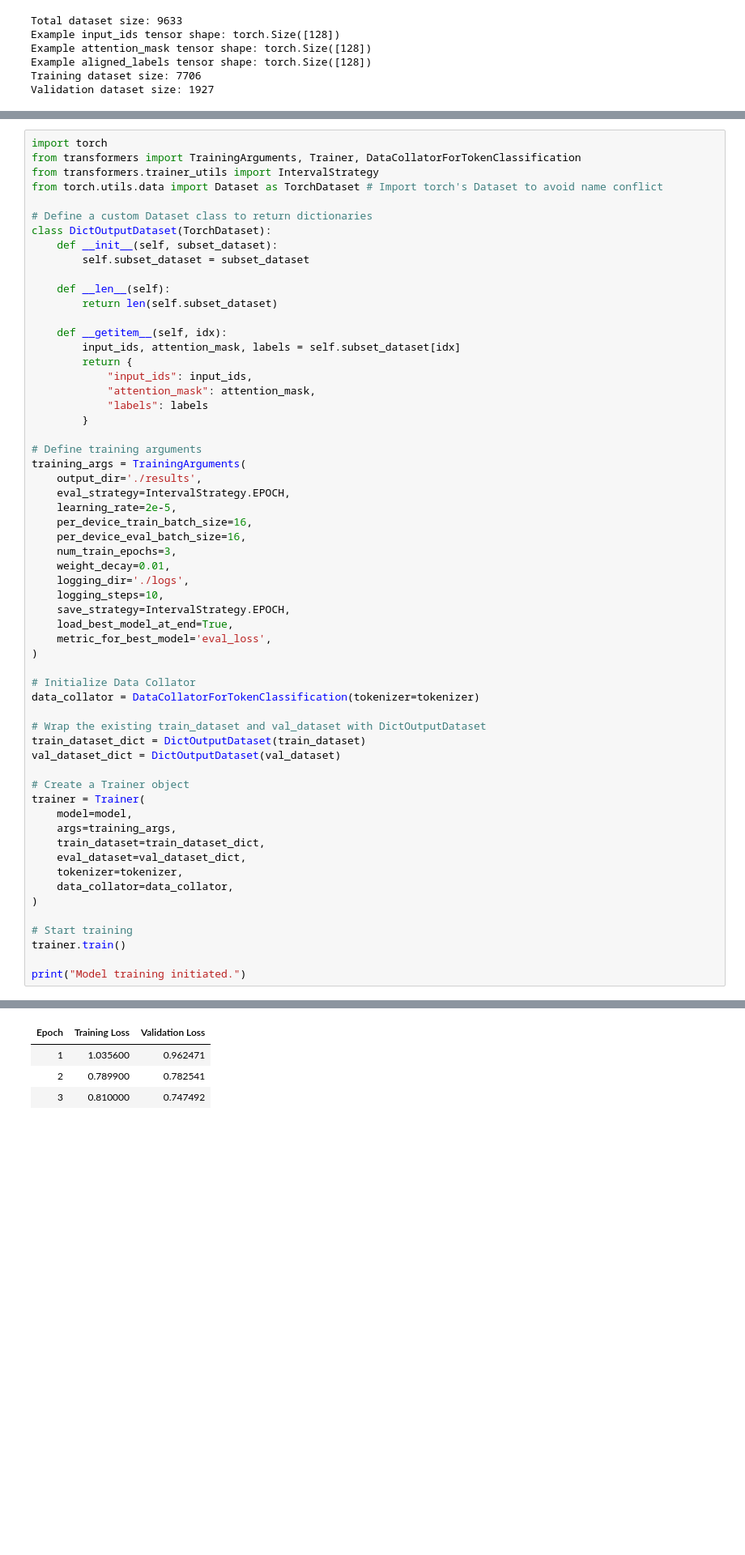
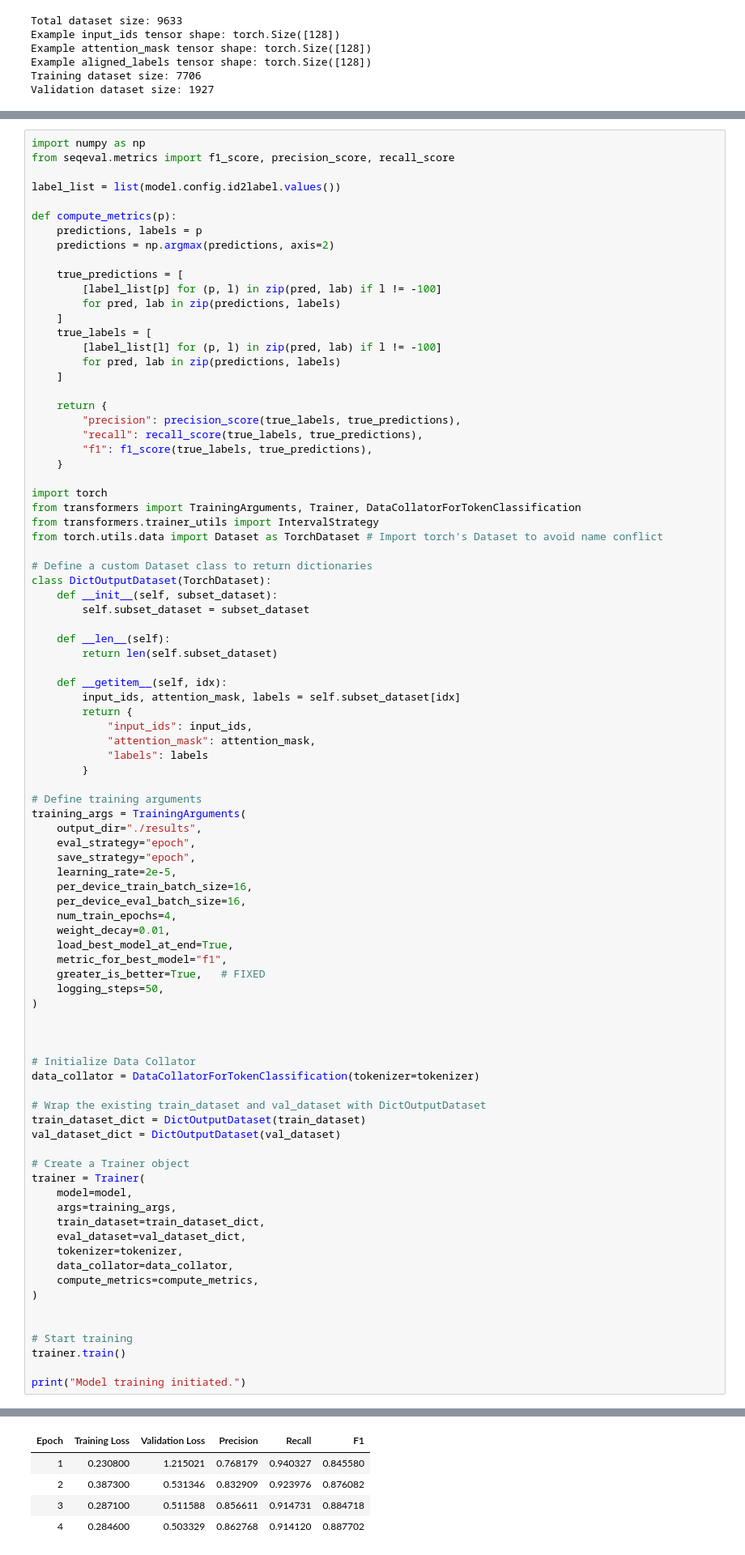
Before and after one commit to KasunUdayanga/NER-Sinhala-political-comment-identifier, a Jupyter notebook: Notebooks/infoxml-base.ipynb, the cells around one changed output, grey strips where cells are left out. Shown: that part at 81% size. Saved outputs shown, nothing was run; the diff lists cells and outputs as text; blank space fills up the shorter version.

```diff
--- a/Notebooks/infoxml-base.ipynb
+++ b/Notebooks/infoxml-base.ipynb
@@ -268,4 +258,28 @@ Define the training arguments, including parameters like batch size, learning ra
 # %%
+import numpy as np
+from seqeval.metrics import f1_score, precision_score, recall_score
+
+label_list = list(model.config.id2label.values())
+
+def compute_metrics(p):
+    predictions, labels = p
+    predictions = np.argmax(predictions, axis=2)
+
+    true_predictions = [
+        [label_list[p] for (p, l) in zip(pred, lab) if l != -100]
+        for pred, lab in zip(predictions, labels)
+    ]
+    true_labels = [
+        [label_list[l] for (p, l) in zip(pred, lab) if l != -100]
+        for pred, lab in zip(predictions, labels)
+    ]
+
+    return {
+        "precision": precision_score(true_labels, true_predictions),
+        "recall": recall_score(true_labels, true_predictions),
+        "f1": f1_score(true_labels, true_predictions),
+    }
+
 import torch
 from transformers import TrainingArguments, Trainer, DataCollatorForTokenClassification
 from transformers.trainer_utils import IntervalStrategy
@@ -289,19 +303,21 @@ class DictOutputDataset(TorchDataset):
 
 # Define training arguments
 training_args = TrainingArguments(
-    output_dir='./results',
-    eval_strategy=IntervalStrategy.EPOCH,
+    output_dir="./results",
+    eval_strategy="epoch",
+    save_strategy="epoch",
     learning_rate=2e-5,
     per_device_train_batch_size=16,
     per_device_eval_batch_size=16,
-    num_train_epochs=3,
+    num_train_epochs=4,
     weight_decay=0.01,
-    logging_dir='./logs',
-    logging_steps=10,
-    save_strategy=IntervalStrategy.EPOCH,
     load_best_model_at_end=True,
-    metric_for_best_model='eval_loss',
+    metric_for_best_model="f1",
+    greater_is_better=True,   # FIXED
+    logging_steps=50,
 )
+
+
 
 # Initialize Data Collator
 data_collator = DataCollatorForTokenClassification(tokenizer=tokenizer)
@@ -318,7 +334,9 @@ trainer = Trainer(
     eval_dataset=val_dataset_dict,
     tokenizer=tokenizer,
     data_collator=data_collator,
+    compute_metrics=compute_metrics,
 )
+
 
 # Start training
 trainer.train()
@@ -329,5 +347,6 @@ print("Model training initiated.")
-| Epoch | Training Loss | Validation Loss |
-| 1 | 1.035600 | 0.962471 |
-| 2 | 0.789900 | 0.782541 |
-| 3 | 0.810000 | 0.747492 |
+| Epoch | Training Loss | Validation Loss | Precision | Recall | F1 |
+| 1 | 0.230800 | 1.215021 | 0.768179 | 0.940327 | 0.845580 |
+| 2 | 0.387300 | 0.531346 | 0.832909 | 0.923976 | 0.876082 |
+| 3 | 0.287100 | 0.511588 | 0.856611 | 0.914731 | 0.884718 |
+| 4 | 0.284600 | 0.503329 | 0.862768 | 0.914120 | 0.887702 |
 Model training initiated.
```
Also changed, not shown: parts of 11 cells of this notebook.
